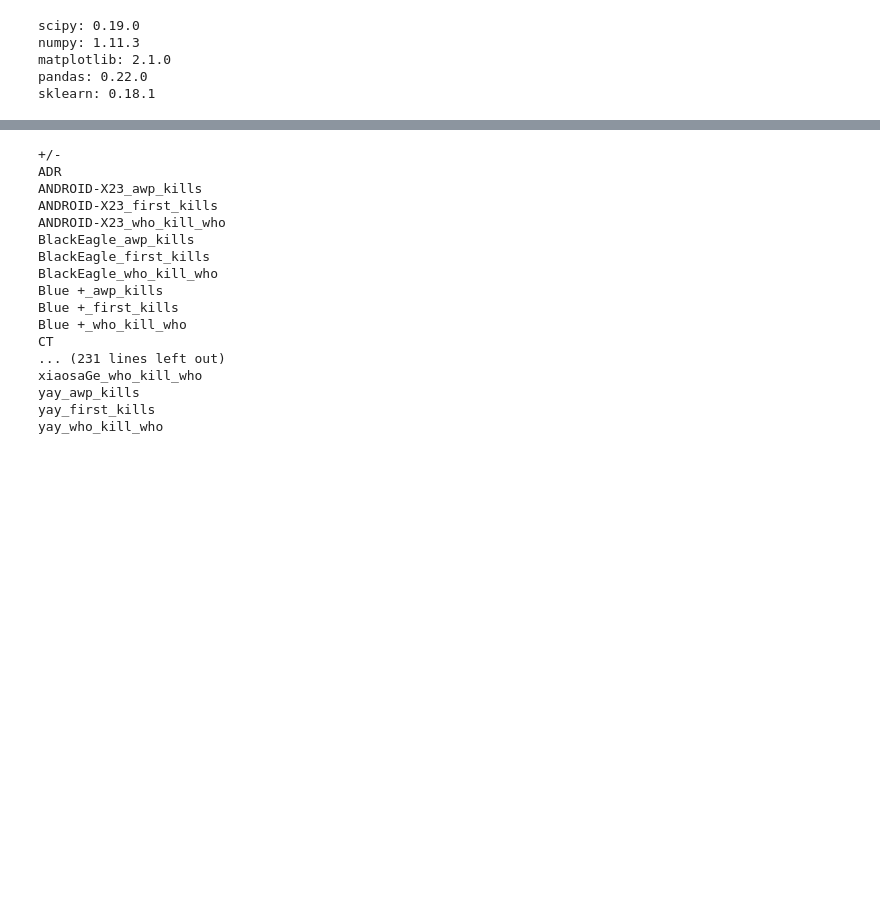
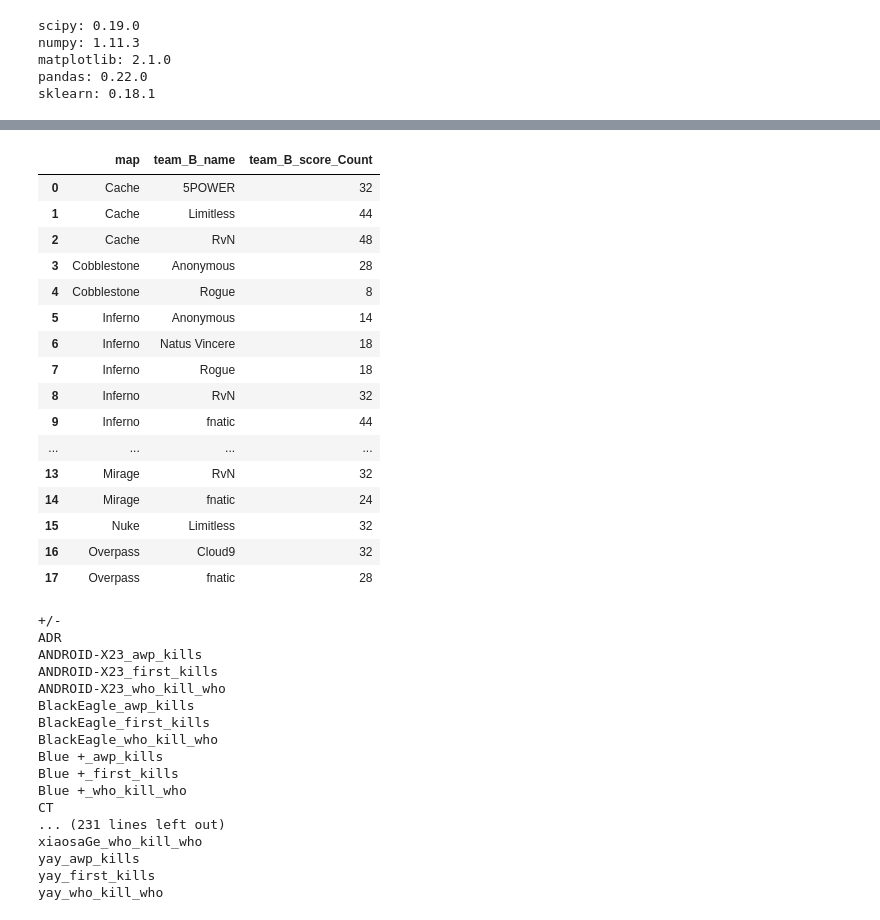
Before and after one commit to mck619/CS_project, a Jupyter notebook: notebooks/John Predicting Wins.ipynb, the cells around one changed output, grey strips where cells are left out. Saved outputs shown, nothing was run; the diff lists cells and outputs as text; code cells hidden in the pictures; blank space fills up the shorter version.

```diff
--- a/notebooks/John Predicting Wins.ipynb
+++ b/notebooks/John Predicting Wins.ipynb
@@ -295,0 +315,27 @@ data = create_map_win_his_per(data)
+# %%
+fgrouping = data.groupby(['player_team_name','map','team_B_name', 'team_B_score'])['round_num'].count()
+fgrouping = pd.DataFrame(fgrouping)
+fgrouping = fgrouping.add_suffix('_Count').reset_index()
+fgrouping = fgrouping.groupby(['map','team_B_name'])[ 'team_B_score'].sum()
+fgrouping = pd.DataFrame(fgrouping)
+fgrouping = fgrouping.add_suffix('_Count').reset_index()
+# %%
+fgrouping
+# %% [output]
+|  | map | team_B_name | team_B_score_Count |
+| 0 | Cache | 5POWER | 32 |
+| 1 | Cache | Limitless | 44 |
+| 2 | Cache | RvN | 48 |
+| 3 | Cobblestone | Anonymous | 28 |
+| 4 | Cobblestone | Rogue | 8 |
+| 5 | Inferno | Anonymous | 14 |
+| 6 | Inferno | Natus Vincere | 18 |
+| 7 | Inferno | Rogue | 18 |
+| 8 | Inferno | RvN | 32 |
+| 9 | Inferno | fnatic | 44 |
+| ... | ... | ... | ... |
+| 13 | Mirage | RvN | 32 |
+| 14 | Mirage | fnatic | 24 |
+| 15 | Nuke | Limitless | 32 |
+| 16 | Overpass | Cloud9 | 32 |
+| 17 | Overpass | fnatic | 28 |
```
Also changed, not shown: parts of 21 cells of this notebook.
